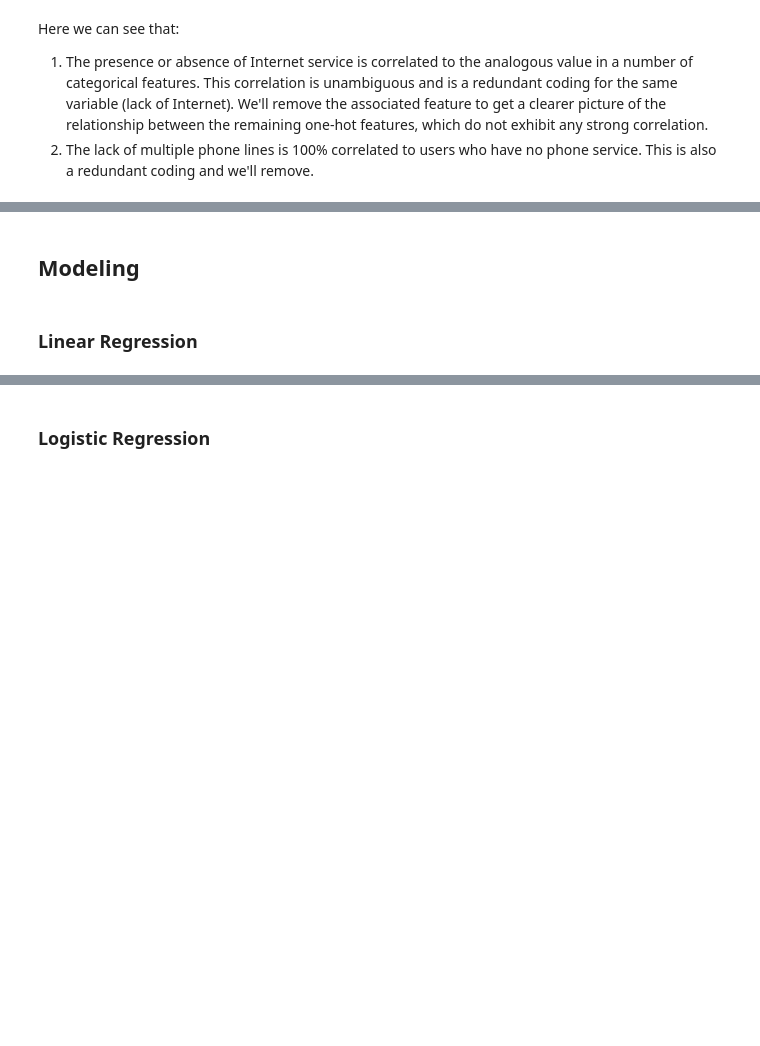
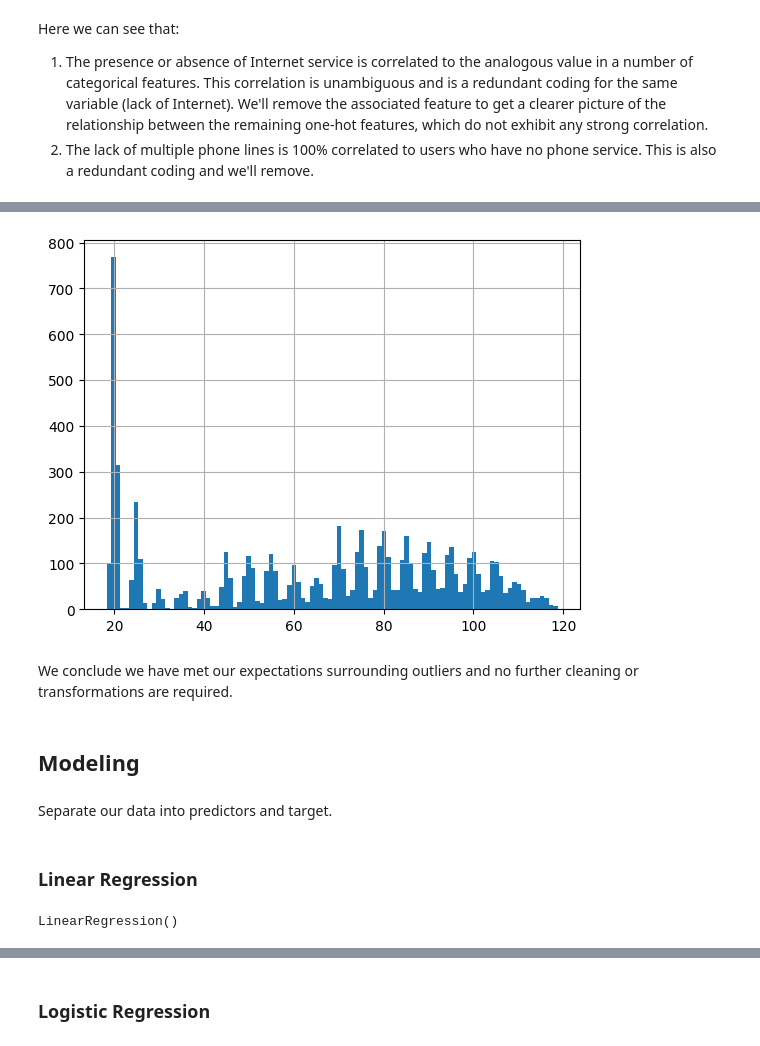
Before and after one commit to auto-d/linear-interp, a Jupyter notebook: linear-interp.ipynb, the cells around one changed output, grey strips where cells are left out. Drawn from its saved outputs; the diff is of its cells as text; code cells hidden in the pictures; blank space fills up the shorter version.

```diff
--- a/linear-interp.ipynb
+++ b/linear-interp.ipynb
@@ -253,2 +274,10 @@ Validating the
+# %%
+_ = df.MonthlyCharges.hist(bins=100)
+# %% [output]
+[figure, added]
+# %% [markdown]
+We conclude we have met our expectations surrounding outliers and no further cleaning or transformations are required.
 # %% [markdown]
 ## Modeling
+# %% [markdown]
+Separate our data into predictors and target.
@@ -256,0 +291,5 @@ Validating the
+# %%
+model = LinearRegression()
+model.fit(X=train, y=target)
+# %% [output]
+LinearRegression()
```
Also changed, not shown: parts of 34 cells of this notebook.
